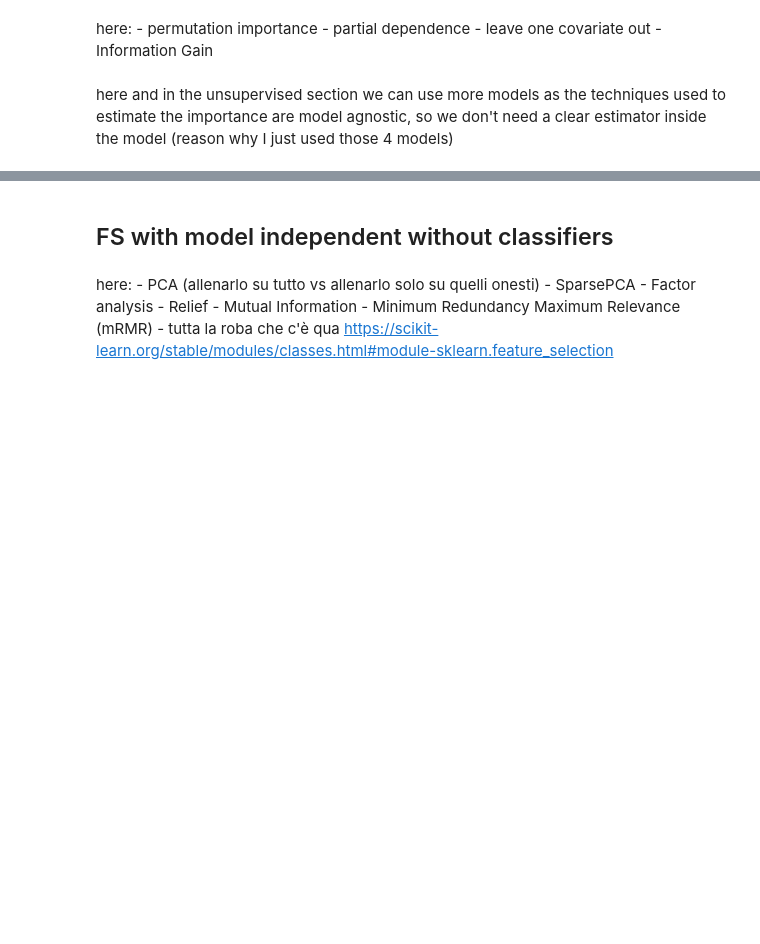
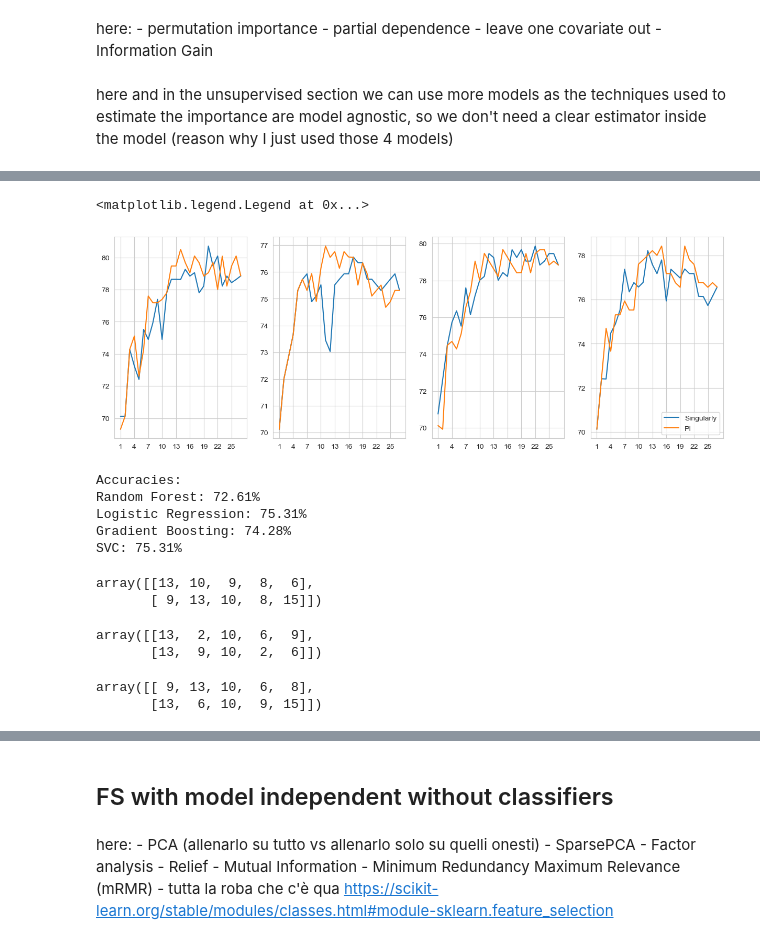
Before and after one commit to AlbertoSinigaglia/cognitive-replication-problem, a Jupyter notebook: prj.ipynb, the cells around one changed output, grey strips where cells are left out. Saved outputs shown, nothing was run; the diff lists cells and outputs as text; code cells hidden in the pictures; blank space fills up the shorter version.

```diff
--- a/prj.ipynb
+++ b/prj.ipynb
@@ -470,0 +518,79 @@ from sklearn.ensemble import HistGradientBoostingClassifier # categorical_featur
+# %%
+accuracies_filtered_PI= []
+X_filtered_rf = np.copy(X)
+X_filtered_lr=np.copy(X)
+X_filtered_gb=np.copy(X)
+X_filtered_svm=np.copy(X)
+for i in trange(0, X.shape[-1]):
+  accuracies_filtered_PI.append([
+		(cross_val_score(random_forest, X_filtered_rf, y, cv=N_CV, n_jobs=-1).mean()*100).round(2),
+		(cross_val_score(logistic_regression, X_filtered_lr, y, cv=N_CV, n_jobs=-1).mean()*100).round(2),
+		(cross_val_score(gradient_boosting, X_filtered_gb, y, cv=N_CV, n_jobs=-1).mean()*100).round(2),
+		(cross_val_score(svm, X_filtered_svm, y, cv=N_CV, n_jobs=-1).mean()*100).round(2),
+	])
+
+  random_forest_filtered = RandomForestClassifier(random_state=0).fit(X_filtered_rf,y)
+  logistic_regression_filtered=LogisticRegression(random_state=0).fit(X_filtered_lr,y)
+  gradient_boosting_filtered = GradientBoostingClassifier(random_state=0).fit(X_filtered_gb,y)
+  svm_filtered = SVC(kernel = "linear", random_state=0).fit(X_filtered_svm,y)
+
+  PI_random_forest_filtered= permutation_importance(random_forest_filtered, X_filtered_rf, y, n_repeats=10, random_state=0)
+  PI_logistic_regression_filtered= permutation_importance(logistic_regression_filtered, X_filtered_lr, y, n_repeats=10, random_state=0)
+  PI_gradient_boosting_filtered= permutation_importance(gradient_boosting_filtered, X_filtered_gb, y, n_repeats=10, random_state=0)
+  PI_svm_filtered= permutation_importance(svm_filtered, X_filtered_svm, y, n_repeats=10, random_state=0)
+
+  PI_random_forest_filtered_feature_importance=to_distribution(PI_random_forest_filtered.importances_mean)
+  PI_logistic_regression_filtered_feature_importance=to_distribution(PI_logistic_regression_filtered.importances_mean)
+  PI_gradient_boosting_filtered_feature_importance=to_distribution(PI_gradient_boosting_filtered.importances_mean)
+  PI_svm_filtered_feature_importance=to_distribution(PI_svm_filtered.importances_mean)
+
+  X_filtered_rf= X_filtered_rf[:, np.argsort(PI_random_forest_filtered_feature_importance)[::-1][:-1]]
+  X_filtered_lr= X_filtered_lr[:, np.argsort(PI_logistic_regression_filtered_feature_importance)[::-1][:-1]]
+  X_filtered_gb= X_filtered_gb[:, np.argsort(PI_gradient_boosting_filtered_feature_importance)[::-1][:-1]]
+  X_filtered_svm= X_filtered_svm[:, np.argsort(PI_svm_filtered_feature_importance)[::-1][:-1]]
+# %%
+accuracies_filtered_singularly = np.array(accuracies_filtered_singularly)
+accuracies_filtered_PI = np.array(accuracies_filtered_PI)
+
+_, axs = plt.subplots(1, 4, figsize=(15,5))
+for i in range(4):
+	axs[i].plot(np.arange(1, X.shape[-1]+1), accuracies_filtered_singularly[:,i][::-1])
+	axs[i].plot(np.arange(1, X.shape[-1]+1), accuracies_filtered_PI[:,i][::-1])
+	axs[i].set_xticks(np.arange(1, X.shape[-1]+1, 3))
+plt.legend(["Singularly", "PI"])
+# %% [output]
+<matplotlib.legend.Legend at 0x...>
+[figure, added]
+# %%
+PI_random_forest_top_20_features = np.argsort(PI_random_forest_importance)[::-1][:int(X.shape[-1] * .2)]
+PI_logistic_regression_top_20_features = np.argsort(PI_logistic_regression_importance)[::-1][:int(X.shape[-1] * .2)]
+PI_gradient_boosting_top_20_features=np.argsort(PI_gradient_boosting_importance)[::-1][:int(X.shape[-1] * .2)]
+PI_svm_top_20_features=np.argsort(PI_svm_importance)[::-1][:int(X.shape[-1] * .2)]
+print(f"""
+Accuracies:
+Random Forest: {(accuracies_filtered_PI[-int(len(accuracies_filtered_PI) * .2)][0]).round(2)}%
+Logistic Regression: {(accuracies_filtered_PI[-int(len(accuracies_filtered_PI) * .2)][1]).round(2)}%
+Gradient Boosting: {(accuracies_filtered_PI[-int(len(accuracies_filtered_PI) * .2)][2]).round(2)}%
+SVC: {(accuracies_filtered_PI[-int(len(accuracies_filtered_PI) * .2)][3]).round(2)}%
+""")
+# %% [output]
+Accuracies:
+Random Forest: 72.61%
+Logistic Regression: 75.31%
+Gradient Boosting: 74.28%
+SVC: 75.31%
+# %%
+np.array((random_forest_top_20_features, PI_random_forest_top_20_features)).squeeze()
+# %% [output]
+array([[13, 10,  9,  8,  6],
+       [ 9, 13, 10,  8, 15]])
+# %%
+np.array((logistic_regression_top_20_features,PI_logistic_regression_top_20_features)).squeeze()
+# %% [output]
+array([[13,  2, 10,  6,  9],
+       [13,  9, 10,  2,  6]])
+# %%
+np.array((gradient_boosting_top_20_features,PI_gradient_boosting_top_20_features)).squeeze()
+# %% [output]
+array([[ 9, 13, 10,  6,  8],
+       [13,  6, 10,  9, 15]])
```
Also changed, not shown: parts of 59 cells of this notebook.
